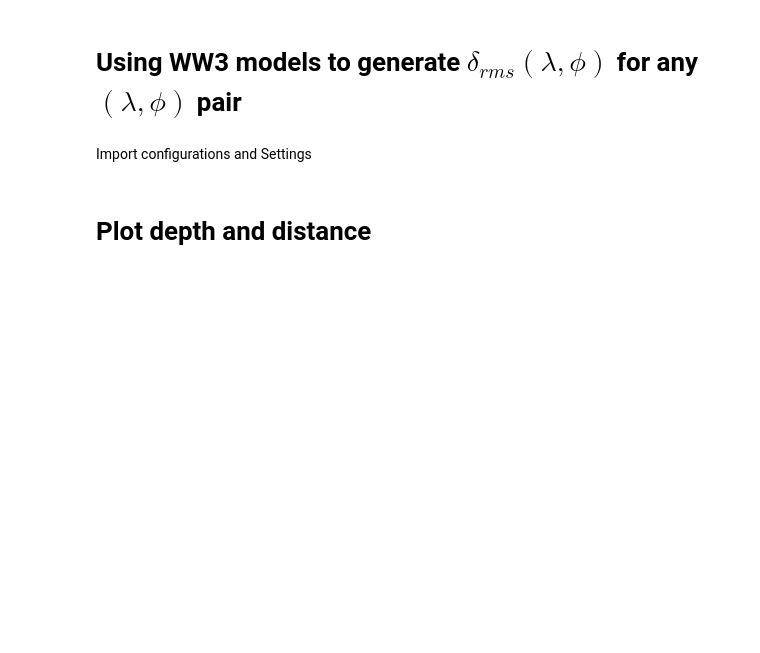
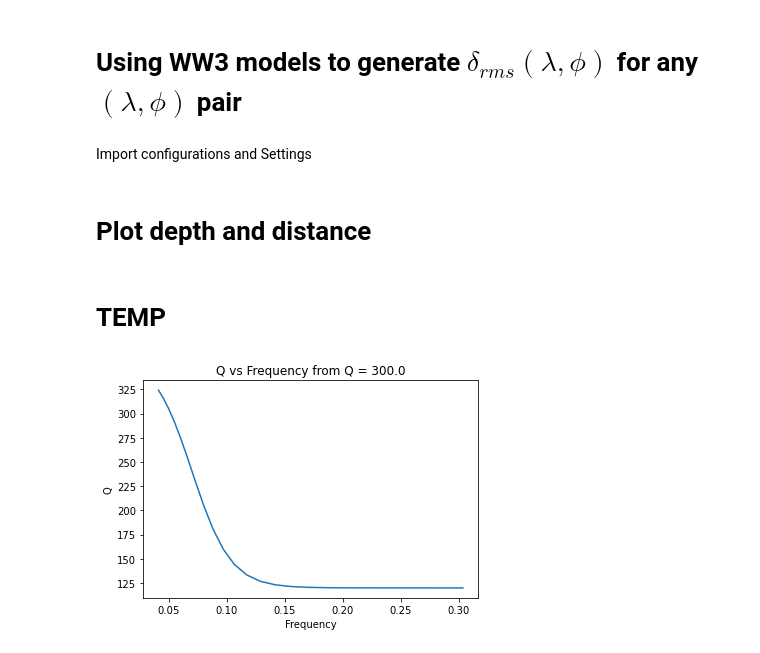
Before and after one commit to RDePlaen/WW3toSeismo, a Jupyter notebook: 03_WW3toSeismoRMS.ipynb, the cells around one changed output. Cells and saved outputs as stored; diff of their text form; code cells hidden in the pictures; blank space fills up the shorter version.

```diff
--- a/03_WW3toSeismoRMS.ipynb
+++ b/03_WW3toSeismoRMS.ipynb
@@ -72,3 +72,5 @@ C_base.at[20.0] = 0.0
 C_base = C_base.sort_index()
 
 Cf = interpolate.interp1d(C_base.index, C_base)
+# %% [markdown]
+# TEMP
@@ -74,0 +91,15 @@ Cf = interpolate.interp1d(C_base.index, C_base)
+# %%
+period = False
+Qf=(0.4+0.4*(1-np.tanh(15*(2*freqs-0.14))))*Q
+plt.figure()
+plt.title("Q vs Frequency from Q = {}".format(Q))
+if period:
+    plt.plot(1/freqs, Qf)
+    plt.xlabel("Period (s)")
+else:
+    plt.plot(freqs, Qf)
+    plt.xlabel("Frequency")
+plt.ylabel("Q")
+plt.show()
+# %% [output]
+[figure, added]
```
Also changed, not shown: parts of 4 cells of this notebook, 5 other files.
